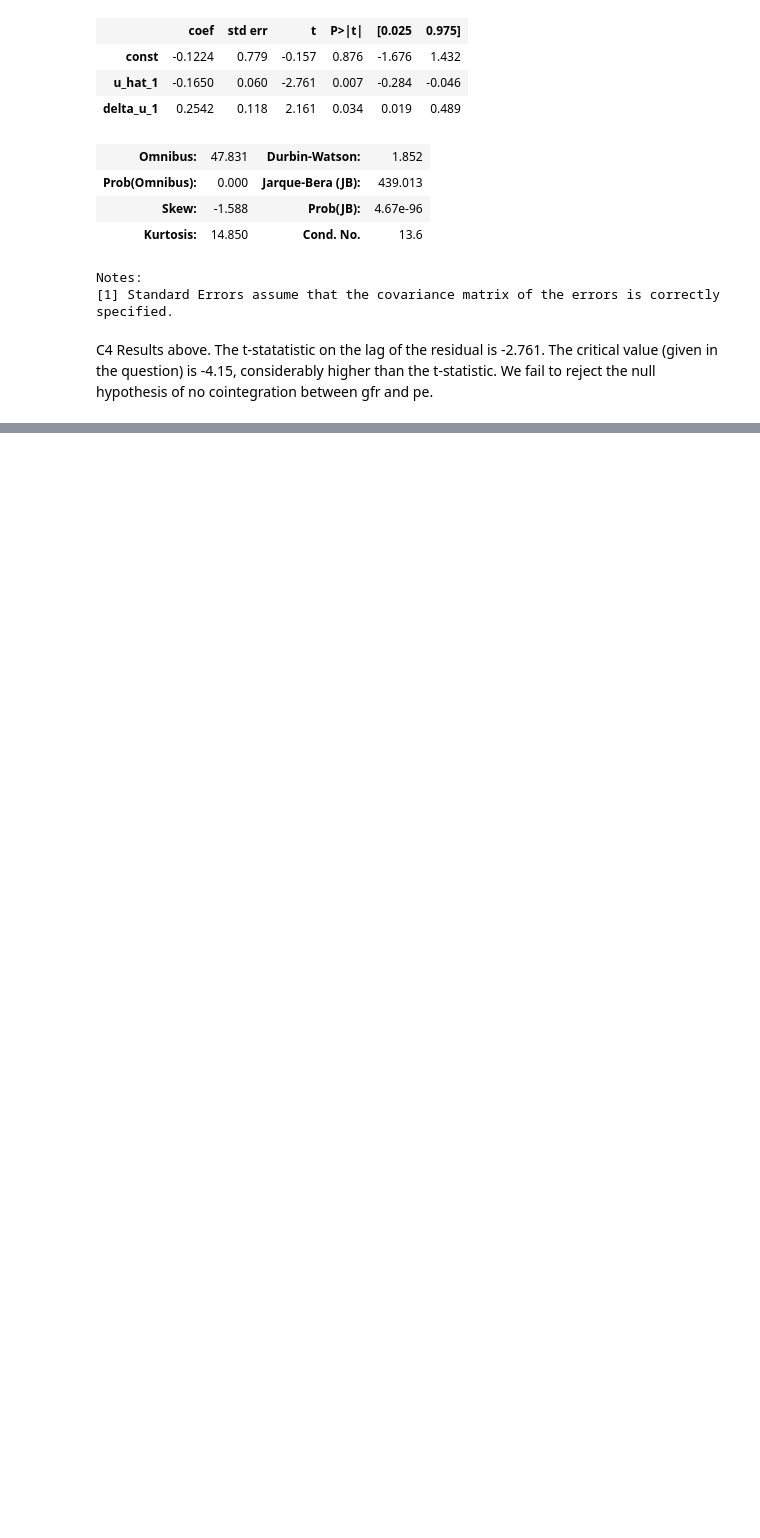
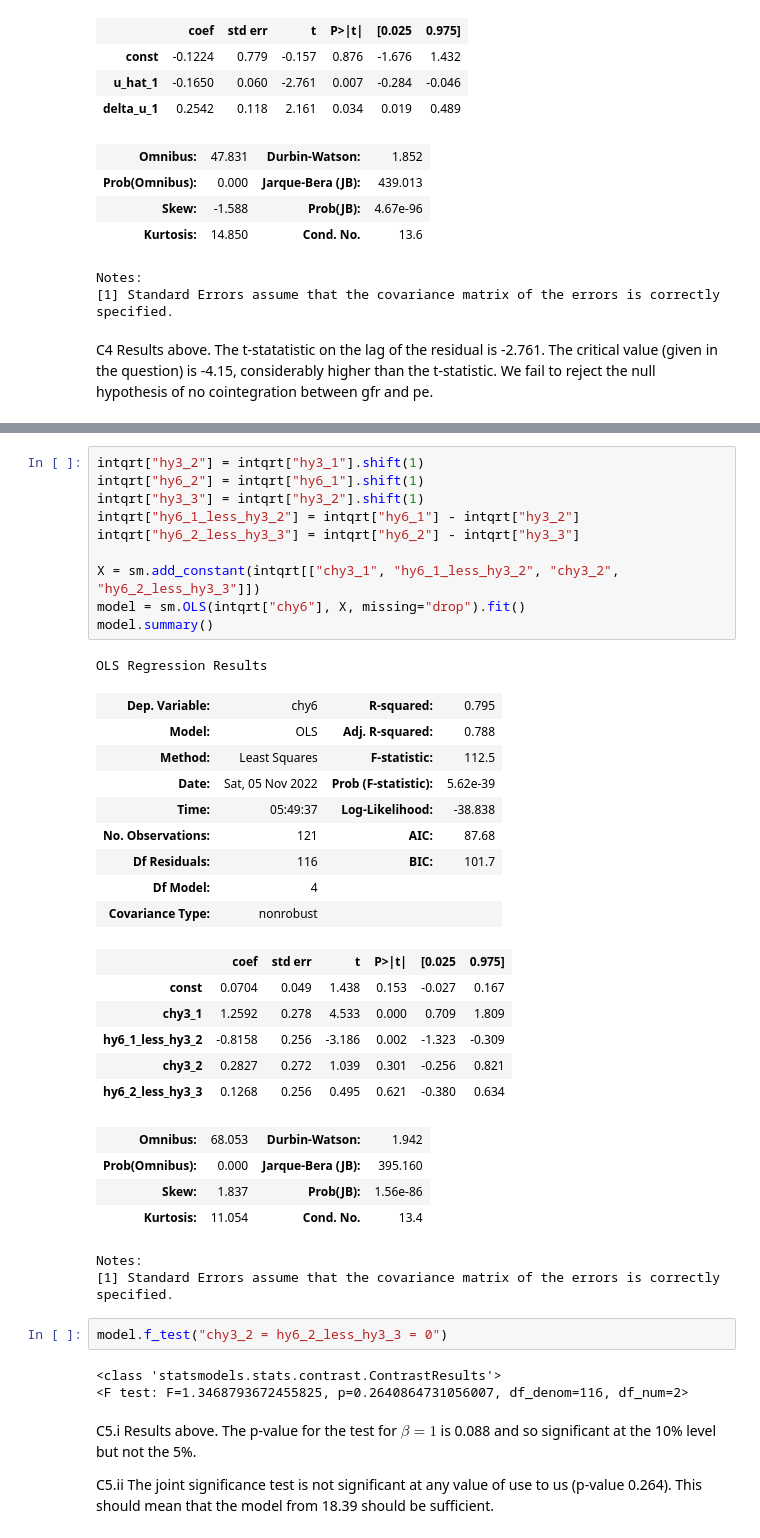
Before and after one commit to systemchalk/wooldridge_workbook, a Jupyter notebook: ch18.ipynb, the cells around one changed output, grey strips where cells are left out. Saved outputs shown, nothing was run; the diff lists cells and outputs as text; blank space fills up the shorter version.

```diff
--- a/ch18.ipynb
+++ b/ch18.ipynb
@@ -252,0 +293,42 @@ C4 Results above. The t-statatistic on the lag of the residual is -2.761. The cr
+# %%
+intqrt["hy3_2"] = intqrt["hy3_1"].shift(1)
+intqrt["hy6_2"] = intqrt["hy6_1"].shift(1)
+intqrt["hy3_3"] = intqrt["hy3_2"].shift(1)
+intqrt["hy6_1_less_hy3_2"] = intqrt["hy6_1"] - intqrt["hy3_2"]
+intqrt["hy6_2_less_hy3_3"] = intqrt["hy6_2"] - intqrt["hy3_3"]
+
+X = sm.add_constant(intqrt[["chy3_1", "hy6_1_less_hy3_2", "chy3_2", "hy6_2_less_hy3_3"]])
+model = sm.OLS(intqrt["chy6"], X, missing="drop").fit()
+model.summary()
+# %% [output]
+OLS Regression Results
+| Dep. Variable: | chy6 | R-squared: | 0.795 |
+| Model: | OLS | Adj. R-squared: | 0.788 |
+| Method: | Least Squares | F-statistic: | 112.5 |
+| Date: | Sat, 05 Nov 2022 | Prob (F-statistic): | 5.62e-39 |
+| Time: | 05:49:37 | Log-Likelihood: | -38.838 |
+| No. Observations: | 121 | AIC: | 87.68 |
+| Df Residuals: | 116 | BIC: | 101.7 |
+| Df Model: | 4 |  |  |
+| Covariance Type: | nonrobust |  |  |
+|  | coef | std err | t | P>|t| | [0.025 | 0.975] |
+| const | 0.0704 | 0.049 | 1.438 | 0.153 | -0.027 | 0.167 |
+| chy3_1 | 1.2592 | 0.278 | 4.533 | 0.000 | 0.709 | 1.809 |
+| hy6_1_less_hy3_2 | -0.8158 | 0.256 | -3.186 | 0.002 | -1.323 | -0.309 |
+| chy3_2 | 0.2827 | 0.272 | 1.039 | 0.301 | -0.256 | 0.821 |
+| hy6_2_less_hy3_3 | 0.1268 | 0.256 | 0.495 | 0.621 | -0.380 | 0.634 |
+| Omnibus: | 68.053 | Durbin-Watson: | 1.942 |
+| Prob(Omnibus): | 0.000 | Jarque-Bera (JB): | 395.160 |
+| Skew: | 1.837 | Prob(JB): | 1.56e-86 |
+| Kurtosis: | 11.054 | Cond. No. | 13.4 |
+Notes:
+[1] Standard Errors assume that the covariance matrix of the errors is correctly specified.
+# %%
+model.f_test("chy3_2 = hy6_2_less_hy3_3 = 0")
+# %% [output]
+<class 'statsmodels.stats.contrast.ContrastResults'>
+<F test: F=1.3468793672455825, p=0.2640864731056007, df_denom=116, df_num=2>
+# %% [markdown]
+C5.i Results above. The p-value for the test for $\beta = 1$ is 0.088 and so significant at the 10% level but not the 5%.
+
+C5.ii The joint significance test is not significant at any value of use to us (p-value 0.264). This should mean that the model from 18.39 should be sufficient.
```
Also changed, not shown: parts of 9 cells of this notebook.
